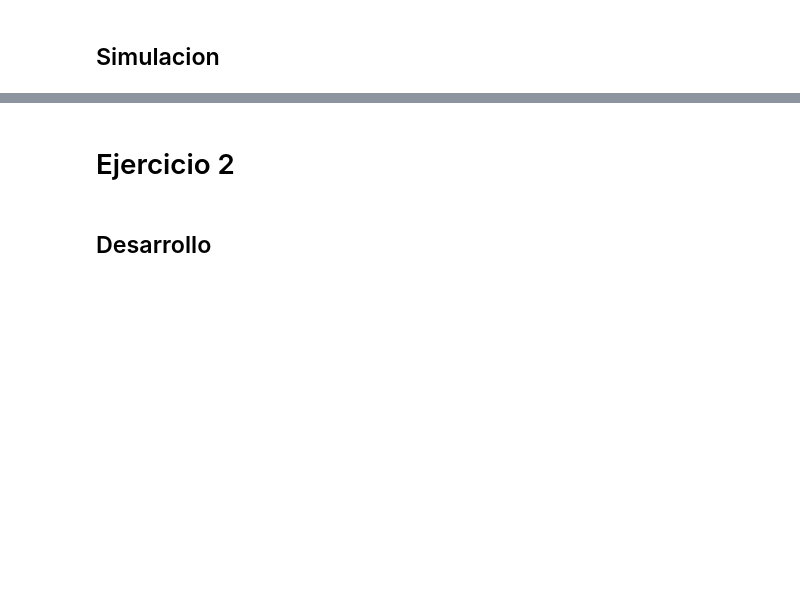
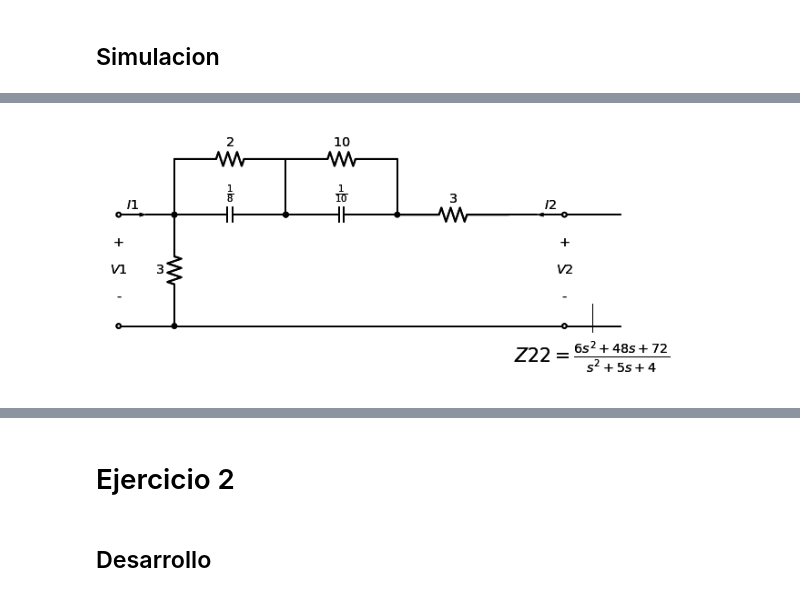
Before and after one commit to mpmarfisi/TC2, a Jupyter notebook: Tarea Semanal 13/TS13_Marfisi.ipynb, the cells around one changed output, grey strips where cells are left out. Cells and saved outputs as stored; diff of their text form; code cells hidden in the pictures; blank space fills up the shorter version.

Commit message:
Completa ts13, simulacion y desarrollo ej1

```diff
--- a/Tarea Semanal 13/TS13_Marfisi.ipynb
+++ b/Tarea Semanal 13/TS13_Marfisi.ipynb
@@ -48,3 +50,91 @@ from schemdraw import Drawing
 from schemdraw.elements import  Resistor, Capacitor, Inductor
 import numpy as np
 import ltspice
+# %%
+# Importo simulaciones de LTSpice
+l = ltspice.Ltspice('Simulacion/EJ1.raw')
+l.parse()
+
+freq = l.get_frequency()
+T = l.get_data('I(R4)')
+
+fig, ax = plt.subplots(1,1)
+
+ax.grid(visible='true', which='both', axis='both')
+ax.legend(['LTSpice'])
+ax.set_ylabel('Amplitud [dB]')
+ax.set_xlabel('Frecuencia [Hz]')
+ax.set_xlim([0.001, 100])
+ax.set_ylim([-50, 0])
+
+ax.set_title('Transferencia')
+ax.semilogx(freq, 20 * np.log10(abs(T)), linewidth=4, label='LTSpice Y')
+
+# Obtengo respuesta con freqs
+#K = 0.5
+#num_T = np.polymul([K],[1, 1])
+#den_T = np.polymul([1, 2],[1, 4])
+K = 0.5
+num = K * np.array([1, 5, 4])
+den = np.array([1, 8, 12])
+
+w = np.logspace(-4, 4, 1000)
+
+_, T_2 = sig.freqs(num, den, w)
+
+ax.semilogx(w / (2*np.pi), 20 * np.log10(abs(T_2)), 'r--', linewidth=4, label='Freqs')
+ax.legend(['LTSpice', 'Freqs'])
+
+print(abs(T[0]) / abs(T_2[0]))
+
+# Resolución simbólica
+s = sp.symbols('s ', complex=True)
+
+Z22_s = ( 6*(s**2 + 8*s + 12) ) / ( s**2 + 5*s + 4 )
+Y1 = 1 / Z22_s
+
+# Remocion constante para Z22_s
+Z2 = Z22_s - 3
+R1 = '3'
+print(R1)
+Y2 = 1/Z2
+
+# Remocion polo en -4 para Z3
+Z3, Zt2, R2, C1 = tc2.remover_polo_sigma(Z2, 4, isImpedance = True)
+print(R2,C1)
+Y3 = 1/Z3
+
+# Remocion polo en -1 para Z2
+Z4, Zt1, R3, C2 = tc2.remover_polo_sigma(Z3, 1, isImpedance = True)
+print(R3,C2)
+Y4 = 1/Z4
+
+# El resto sera R4
+R4 = Z4
+print(R4)
+
+# Dibujamos la red resultante:
+
+d = Drawing(unit=4)  # unit=2 makes elements have shorter than normal leads
+
+d = tc2.dibujar_puerto_entrada(d,
+                        voltage_lbl = ('+', '$V1$', '-'),
+                        current_lbl = '$I1$')
+
+d = tc2.dibujar_elemento_derivacion(d, Resistor, R4)
+d = tc2.dibujar_tanque_RC_serie(d, R2, C1)
+d = tc2.dibujar_tanque_RC_serie(d, R3, C2)
+d = tc2.dibujar_elemento_serie(d, Resistor, R1)
+
+d = tc2.dibujar_puerto_salida(d,
+                        voltage_lbl = ('+', '$V2$', '-'),
+                        current_lbl = '$I2$')
+
+d, zz_lbl = tc2.dibujar_funcion_exc_abajo(d,
+                                          'Z22',
+                                          Z22_s,
+                                          hacia_salida = False,
+                                          k_gap_width = 0.5)
+
+display(d)
+# %% [output]
@@ -50,0 +146 @@ import ltspice
+[figure, added]
```
Also changed, not shown: parts of 5 cells of this notebook, 7 other files.
